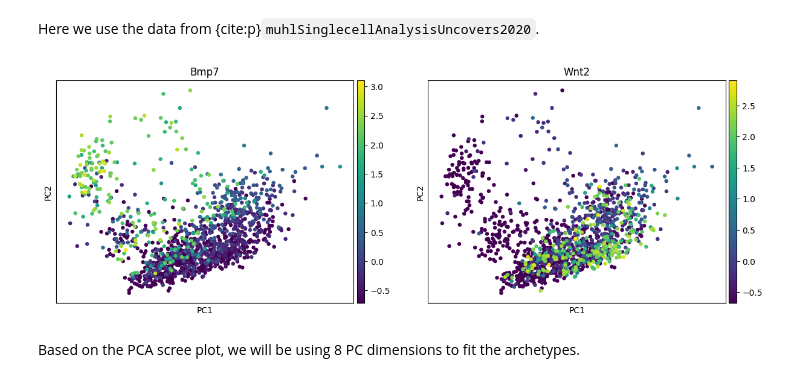
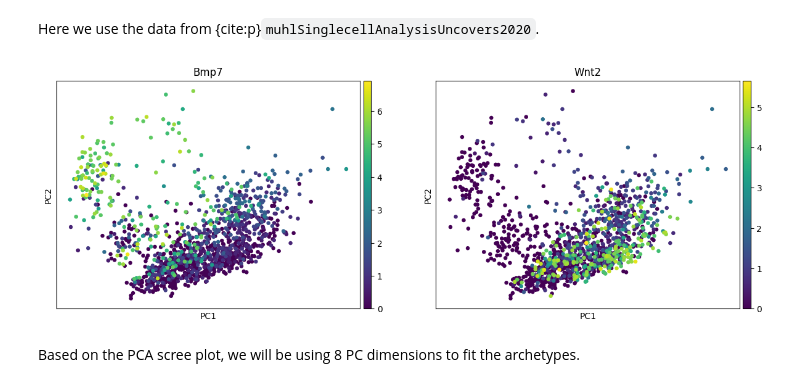
Before and after one commit to saezlab/ParTIpy, a Jupyter notebook: docs/notebooks/crosstalk.ipynb, the cells around one changed output. Drawn from its saved outputs; the diff is of its cells as text; code cells hidden in the pictures.

```diff
--- a/docs/notebooks/crosstalk.ipynb
+++ b/docs/notebooks/crosstalk.ipynb
@@ -20,13 +20,13 @@ Here we use the data from {cite:p}`muhlSinglecellAnalysisUncovers2020`.
 # %%
 adata = load_fibroblast_data()
 sc.pp.normalize_total(adata)
 sc.pp.log1p(adata)
 sc.pp.highly_variable_genes(adata)
 sc.pp.pca(adata, mask_var="highly_variable", n_comps=50)
-adata.layers["z_scaled"]= sc.pp.scale(adata.X, max_value=10) # save this for later
+adata.layers["z_scaled"]= sc.pp.scale(adata.X, max_value=10, copy=True) # save this for later
 sc.pl.pca_scatter(adata, color=["Bmp7", "Wnt2"])
 # %% [output]
-[figure, old version]
+[figure, new version]
 # %% [markdown]
 Based on the PCA scree plot, we will be using 8 PC dimensions to fit the archetypes.
 # %%
```
Also changed, not shown: parts of 8 cells of this notebook, 6 other files.
